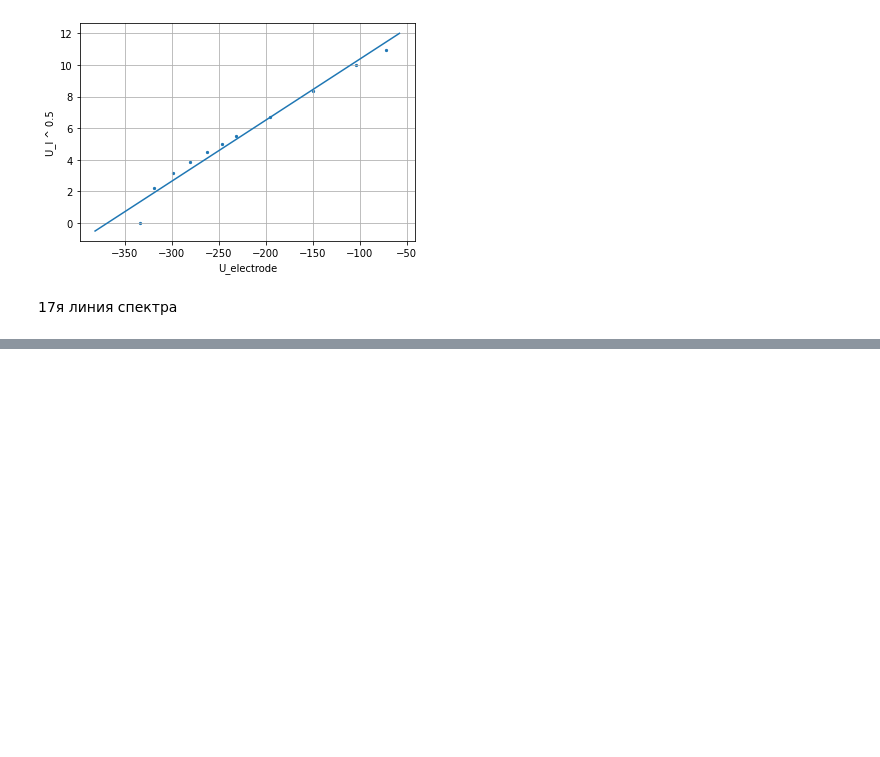
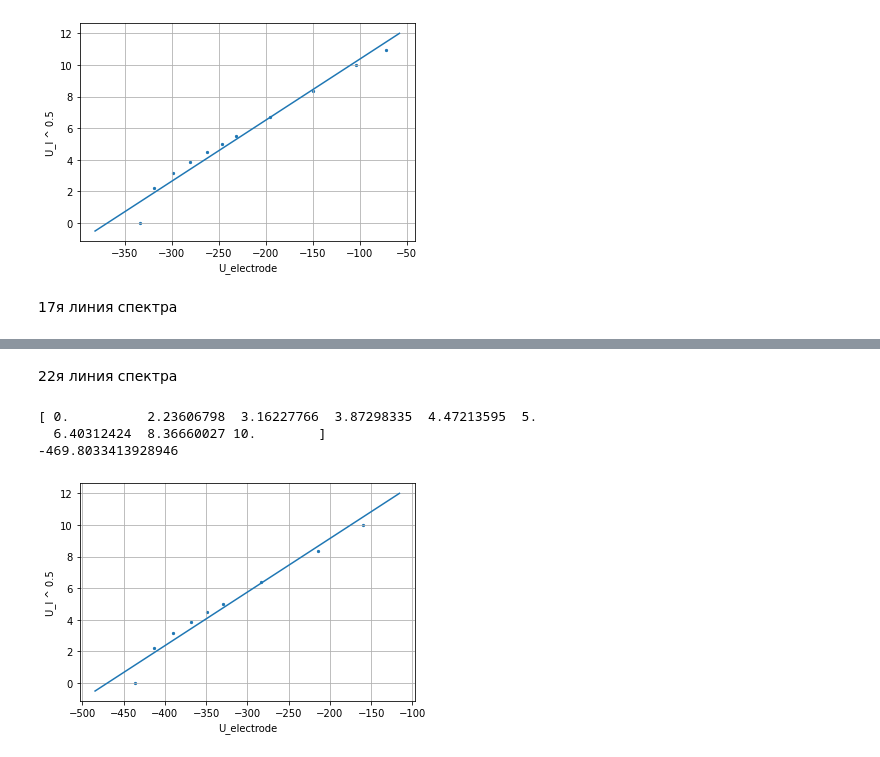
Before and after one commit to ivan-shargin/Physics, a Jupyter notebook: Lab_photo.ipynb, the cells around one changed output, grey strips where cells are left out. Saved outputs shown, nothing was run; the diff lists cells and outputs as text; code cells hidden in the pictures; blank space fills up the shorter version.

```diff
--- a/Lab_photo.ipynb
+++ b/Lab_photo.ipynb
@@ -143,0 +160,31 @@ print(linear_regressor.predict(np.array([0]).reshape((1, 1))))
+# %% [markdown]
+22я линия спектра
+# %%
+U_I = np.array([0, 5, 10, 15, 20, 25, 41, 70, 100])
+U_e = -np.array([436, 413, 390, 368, 349, 330, 284, 214, 160])
+Sqrt_U_I = np.sqrt(U_I)
+print(Sqrt_U_I)
+
+fig, ax = plt.subplots()
+ax.grid()
+ax.scatter(U_e, Sqrt_U_I, s=5)
+plt.xlabel("U_electrode")
+plt.ylabel("U_I ^ 0.5")
+
+linear_regressor = linear_model.LinearRegression()
+linear_regressor.fit(Sqrt_U_I.reshape((Sqrt_U_I.size, 1)), U_e)
+
+
+x0 = np.linspace(-0.5, 12, 150).reshape((150, 1))
+y0 = linear_regressor.predict(x0)
+
+ax.plot(y0, x0)
+
+x_22 = linear_regressor.predict(np.array([0]).reshape((1, 1)))[0]
+print(x_22)
+fig.savefig('22_sqrtI')
+# %% [output]
+[ 0.          2.23606798  3.16227766  3.87298335  4.47213595  5.
+  6.40312424  8.36660027 10.        ]
+-469.8033413928946
+[figure, added]
```
Also changed, not shown: parts of 10 cells of this notebook, 17 other files.
